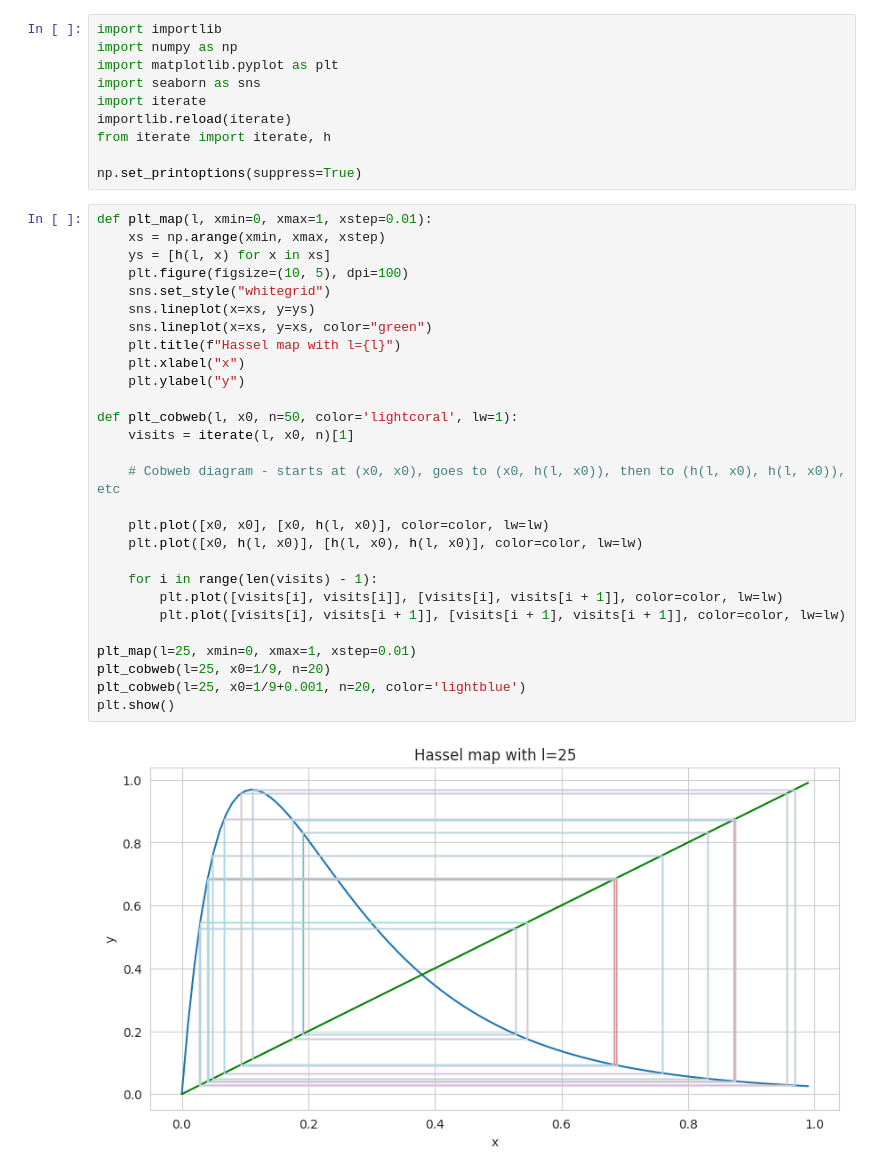
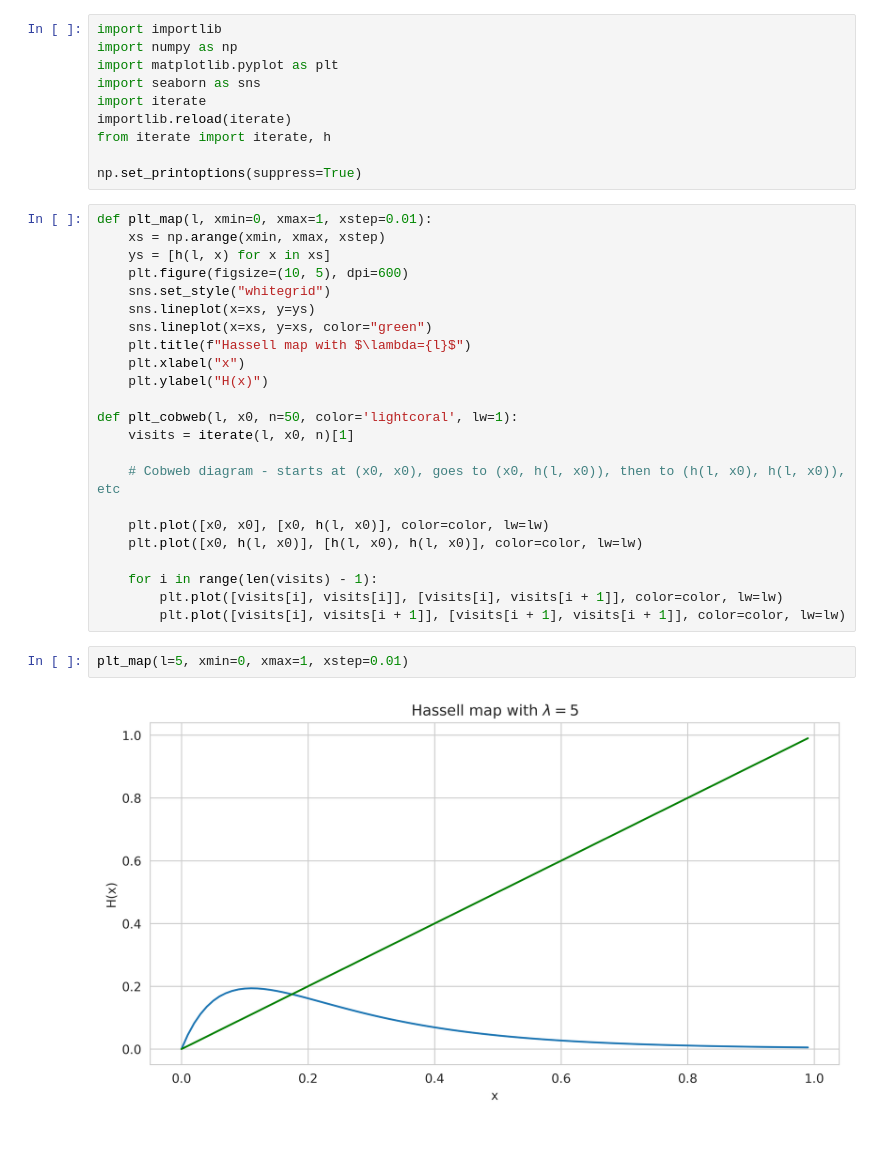
Before and after one commit to BruhSoundEffectNumber2/c455-project, a Jupyter notebook: orbits.ipynb, the cells around one changed output. Saved outputs shown, nothing was run; the diff lists cells and outputs as text; blank space fills up the shorter version.

```diff
--- a/orbits.ipynb
+++ b/orbits.ipynb
@@ -12,13 +12,13 @@ np.set_printoptions(suppress=True)
 def plt_map(l, xmin=0, xmax=1, xstep=0.01):
     xs = np.arange(xmin, xmax, xstep)
     ys = [h(l, x) for x in xs]
-    plt.figure(figsize=(10, 5), dpi=100)
+    plt.figure(figsize=(10, 5), dpi=600)
     sns.set_style("whitegrid")
     sns.lineplot(x=xs, y=ys)
     sns.lineplot(x=xs, y=xs, color="green")
-    plt.title(f"Hassel map with l={l}")
+    plt.title(f"Hassell map with $\lambda={l}$")
     plt.xlabel("x")
-    plt.ylabel("y")
+    plt.ylabel("H(x)")
 
 def plt_cobweb(l, x0, n=50, color='lightcoral', lw=1):
     visits = iterate(l, x0, n)[1]
@@ -31,10 +31,7 @@ def plt_cobweb(l, x0, n=50, color='lightcoral', lw=1):
     for i in range(len(visits) - 1):
         plt.plot([visits[i], visits[i]], [visits[i], visits[i + 1]], color=color, lw=lw)
         plt.plot([visits[i], visits[i + 1]], [visits[i + 1], visits[i + 1]], color=color, lw=lw)
-
-plt_map(l=25, xmin=0, xmax=1, xstep=0.01)
-plt_cobweb(l=25, x0=1/9, n=20)
-plt_cobweb(l=25, x0=1/9+0.001, n=20, color='lightblue')
-plt.show()
-# %% [output]
-[figure, removed]
+# %%
+plt_map(l=5, xmin=0, xmax=1, xstep=0.01)
+# %% [output]
+[figure, added]
```
Also changed, not shown: parts of 6 cells of this notebook, 5 other files.
